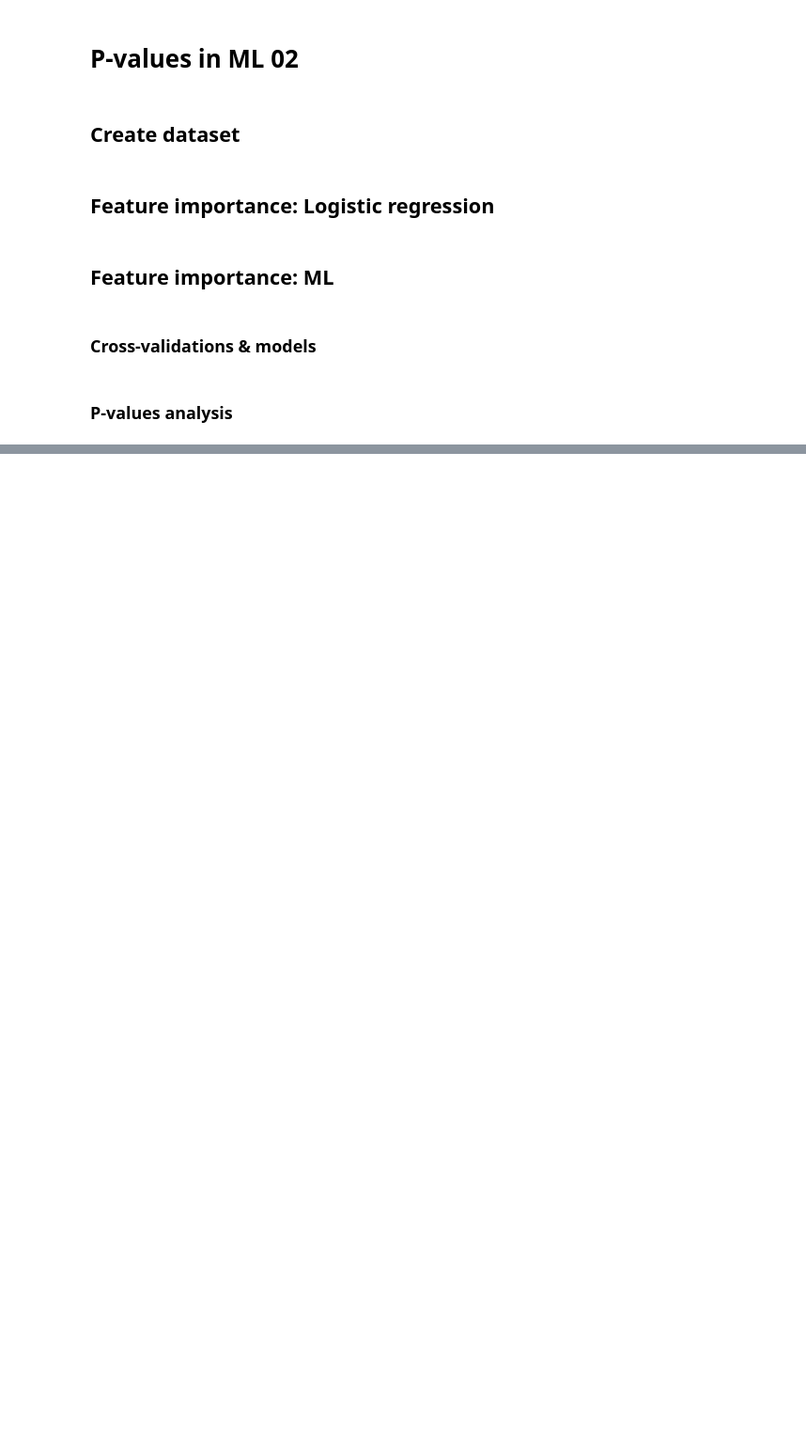
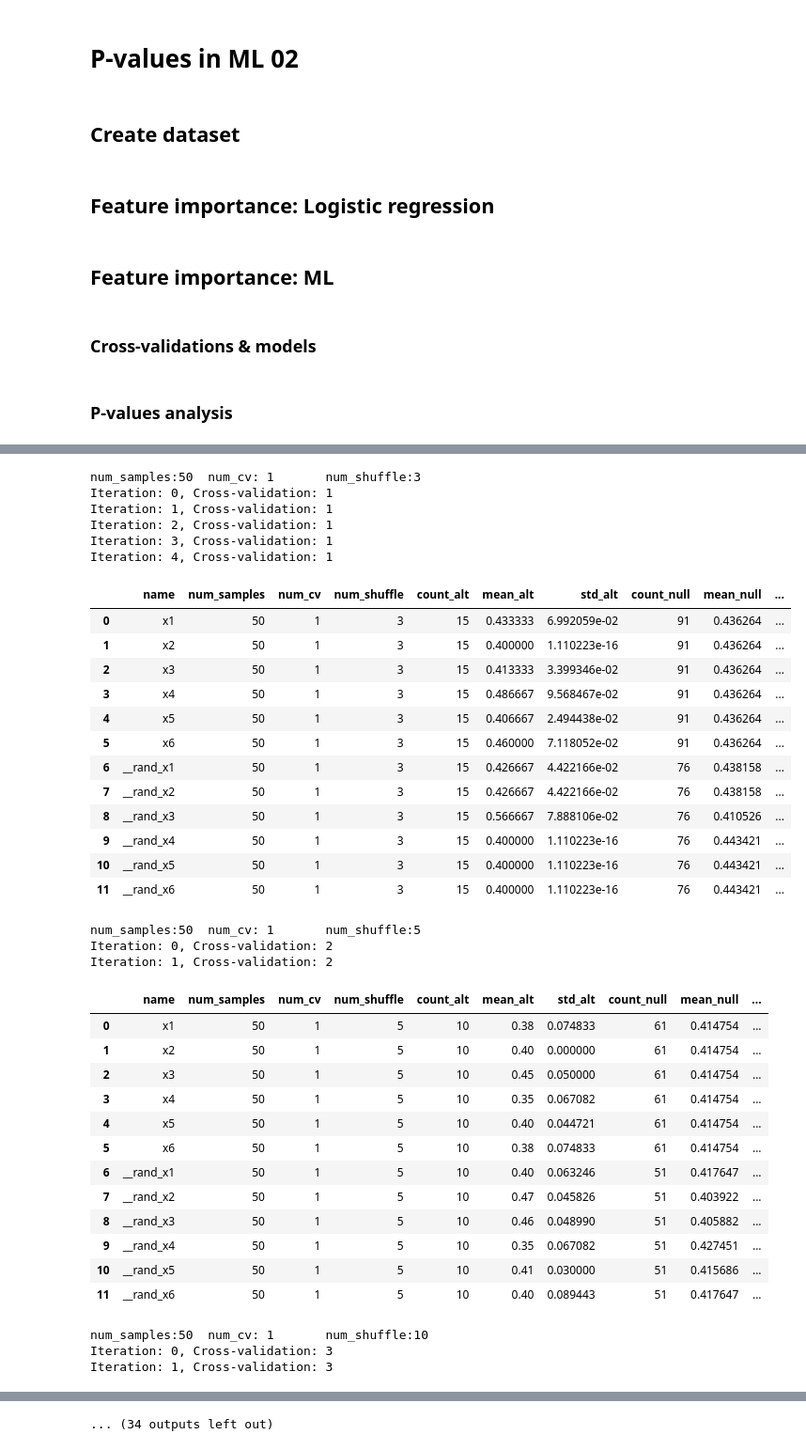
Before and after one commit to pcingola/NeuralNets, a Jupyter notebook: mlgen/p_values_ml.02.ipynb, the cells around one changed output, grey strips where cells are left out. Shown at 94% size. Drawn from its saved outputs; the diff is of its cells as text; code cells hidden in the pictures; blank space fills up the shorter version.

```diff
--- a/mlgen/p_values_ml.02.ipynb
+++ b/mlgen/p_values_ml.02.ipynb
@@ -133,6 +134,10 @@ def new_model_fit(x_train, y_train):
     return model
 
 _id = 0
+
+def reset_id():
+    _id = 0
+
 def next_id():
     global _id
     _id += 1
@@ -204,7 +209,7 @@ class FeatureImportance:
     """
     Calculate feature importance.
     """
-    def __init__(self, df, var_output, vars_input=None, vars_null=None, new_model_function=new_model_fit, num_cv=5, num_shuffle=10, num_rand=5, max_iter=10):
+    def __init__(self, df, var_output, vars_input=None, vars_null=None, new_model_function=new_model_fit, num_cv=5, num_shuffle=10, num_rand=0, max_iter=100):
         self.df_ori = df
         self.var_output, self.vars_input, self.vars_null = var_output, vars_input, vars_null
         if self.vars_input is None:
@@ -251,6 +256,8 @@ class FeatureImportance:
         df = self.df_ori.copy()
         # Create one additional 'rand' column for every variable
         for c in self.df_ori.columns:
+            if c == self.var_output:
+                continue
             c_rand = f"__rand_{c}"
             self.vars_input.append(c_rand)
             df[c_rand] = df[c].sample(frac=1).values
@@ -281,6 +288,7 @@ class FeatureImportance:
 
     def initialize_cv(self):
         """ Initialize cross validations """
+        reset_id()
         for train_index, val_index in self.cv_iter(self.df):
             x_train, y_train, x_validate, y_validate = split_df(self.df, self.vars_input, self.var_output, train_index, val_index)
             model = self.new_model_function(x_train, y_train)
@@ -289,17 +297,25 @@ class FeatureImportance:
 
     def p_value(self, var, null_scores, alt_scores):
         null_scores, alt_scores = np.array(null_scores), np.array(alt_scores)
-        pval = sc.stats.mannwhitneyu(null_scores, alt_scores, alternative='greater')[1]
+        pval_greater = sc.stats.mannwhitneyu(null_scores, alt_scores, alternative='greater')[1]
+        pval_less = sc.stats.mannwhitneyu(null_scores, alt_scores, alternative='less')[1]
+        pval_two = sc.stats.mannwhitneyu(null_scores, alt_scores, alternative='two-sided')[1]
         df_row = pd.DataFrame({'name': var
+                               , 'num_samples': len(self.df_ori)
+                               , 'num_cv': self.num_cv
+                               , 'num_shuffle': self.num_shuffle
                                , 'count_alt': len(alt_scores)
                                , 'mean_alt': alt_scores.mean()
                                , 'std_alt': alt_scores.std()
                                , 'count_null': len(null_scores)
                                , 'mean_null': null_scores.mean()
                                , 'std_null': null_scores.std()
-                               , 'p_value': pval}, index=[len(self.pvals_df)])
+                               , 'p_value': pval_greater
+                               , 'p_value_less': pval_less
+                               , 'pval_two_sided': pval_two
+                              }, index=[len(self.pvals_df)])
         self.pvals_df = self.pvals_df.append(df_row)
-        return pval
+        return pval_greater
 
     def p_values(self):
         # Get null scores
@@ -317,6 +333,7 @@ class FeatureImportance:
         pvals = np.array(pvals)
         isrand = np.array(isrand)
         rejected, pvals_fdr = fdrcorrection(pvals)
+        self.pvals_df['is_rand'] = isrand
         self.pvals_df['pvalues_fdr'] = pvals_fdr
         self.pvals_df['pvalues_fdr_reject'] = rejected
         return (rejected & isrand).any()
@@ -351,0 +353,55 @@ KeyboardInterrupt:
+# %%
+def pvalues_shuffle_analysis():
+    pvals_df = None
+    for dataset_num in [1, 2]:
+        for num_samples in [50, 100, 200, 300, 500, 1000, 2000, 5000, 10000]:
+            for num_cv in [1, 3, 5, 10, 20]:
+                for num_shuffle in [3, 5, 10, 20, 50, 100]:
+                    print(f"dataset_num: {dataset_num}\tnum_samples: {num_samples}\tnum_cv: {num_cv}\tnum_shuffle: {num_shuffle}")
+                    df = create_dataset_01(num_samples) if dataset_num == 1 else create_dataset_02(num_samples)
+                    fi = FeatureImportance(df, 'y', num_shuffle=num_shuffle, num_cv=num_cv)
+                    pvals_df = fi()
+                    pvals_df.to_csv(f"pvals_df.dataset_num_{dataset_num}.num_samples_{num_samples}.num_cv_{num_cv}.num_shuffle_{num_shuffle}.csv", index=False)
+                    display(pvals_df)
+
+
+pvalues_shuffle_analysis()
+# %% [output]
+num_samples:50  num_cv: 1       num_shuffle:3
+Iteration: 0, Cross-validation: 1
+Iteration: 1, Cross-validation: 1
+Iteration: 2, Cross-validation: 1
+Iteration: 3, Cross-validation: 1
+Iteration: 4, Cross-validation: 1
+|  | name | num_samples | num_cv | num_shuffle | count_alt | mean_alt | std_alt | count_null | mean_null | ... |
+| 0 | x1 | 50 | 1 | 3 | 15 | 0.433333 | 6.992059e-02 | 91 | 0.436264 | ... |
+| 1 | x2 | 50 | 1 | 3 | 15 | 0.400000 | 1.110223e-16 | 91 | 0.436264 | ... |
+| 2 | x3 | 50 | 1 | 3 | 15 | 0.413333 | 3.399346e-02 | 91 | 0.436264 | ... |
+| 3 | x4 | 50 | 1 | 3 | 15 | 0.486667 | 9.568467e-02 | 91 | 0.436264 | ... |
+| 4 | x5 | 50 | 1 | 3 | 15 | 0.406667 | 2.494438e-02 | 91 | 0.436264 | ... |
+| 5 | x6 | 50 | 1 | 3 | 15 | 0.460000 | 7.118052e-02 | 91 | 0.436264 | ... |
+| 6 | __rand_x1 | 50 | 1 | 3 | 15 | 0.426667 | 4.422166e-02 | 76 | 0.438158 | ... |
+| 7 | __rand_x2 | 50 | 1 | 3 | 15 | 0.426667 | 4.422166e-02 | 76 | 0.438158 | ... |
+| 8 | __rand_x3 | 50 | 1 | 3 | 15 | 0.566667 | 7.888106e-02 | 76 | 0.410526 | ... |
+| 9 | __rand_x4 | 50 | 1 | 3 | 15 | 0.400000 | 1.110223e-16 | 76 | 0.443421 | ... |
+| 10 | __rand_x5 | 50 | 1 | 3 | 15 | 0.400000 | 1.110223e-16 | 76 | 0.443421 | ... |
+| 11 | __rand_x6 | 50 | 1 | 3 | 15 | 0.400000 | 1.110223e-16 | 76 | 0.443421 | ... |
+num_samples:50  num_cv: 1       num_shuffle:5
+Iteration: 0, Cross-validation: 2
+Iteration: 1, Cross-validation: 2
+|  | name | num_samples | num_cv | num_shuffle | count_alt | mean_alt | std_alt | count_null | mean_null | ... |
+| 0 | x1 | 50 | 1 | 5 | 10 | 0.38 | 0.074833 | 61 | 0.414754 | ... |
+| 1 | x2 | 50 | 1 | 5 | 10 | 0.40 | 0.000000 | 61 | 0.414754 | ... |
+| 2 | x3 | 50 | 1 | 5 | 10 | 0.45 | 0.050000 | 61 | 0.414754 | ... |
+| 3 | x4 | 50 | 1 | 5 | 10 | 0.35 | 0.067082 | 61 | 0.414754 | ... |
+| 4 | x5 | 50 | 1 | 5 | 10 | 0.40 | 0.044721 | 61 | 0.414754 | ... |
+| 5 | x6 | 50 | 1 | 5 | 10 | 0.38 | 0.074833 | 61 | 0.414754 | ... |
+| 6 | __rand_x1 | 50 | 1 | 5 | 10 | 0.40 | 0.063246 | 51 | 0.417647 | ... |
+| 7 | __rand_x2 | 50 | 1 | 5 | 10 | 0.47 | 0.045826 | 51 | 0.403922 | ... |
+| 8 | __rand_x3 | 50 | 1 | 5 | 10 | 0.46 | 0.048990 | 51 | 0.405882 | ... |
+| 9 | __rand_x4 | 50 | 1 | 5 | 10 | 0.35 | 0.067082 | 51 | 0.427451 | ... |
+| 10 | __rand_x5 | 50 | 1 | 5 | 10 | 0.41 | 0.030000 | 51 | 0.415686 | ... |
+| 11 | __rand_x6 | 50 | 1 | 5 | 10 | 0.40 | 0.089443 | 51 | 0.417647 | ... |
+num_samples:50  num_cv: 1       num_shuffle:10
+Iteration: 0, Cross-validation: 3
+Iteration: 1, Cross-validation: 3
@@ -351,0 +466 @@ KeyboardInterrupt:
+... (34 outputs left out)
```
Also changed, not shown: parts of 7 cells of this notebook, 2 other files.
